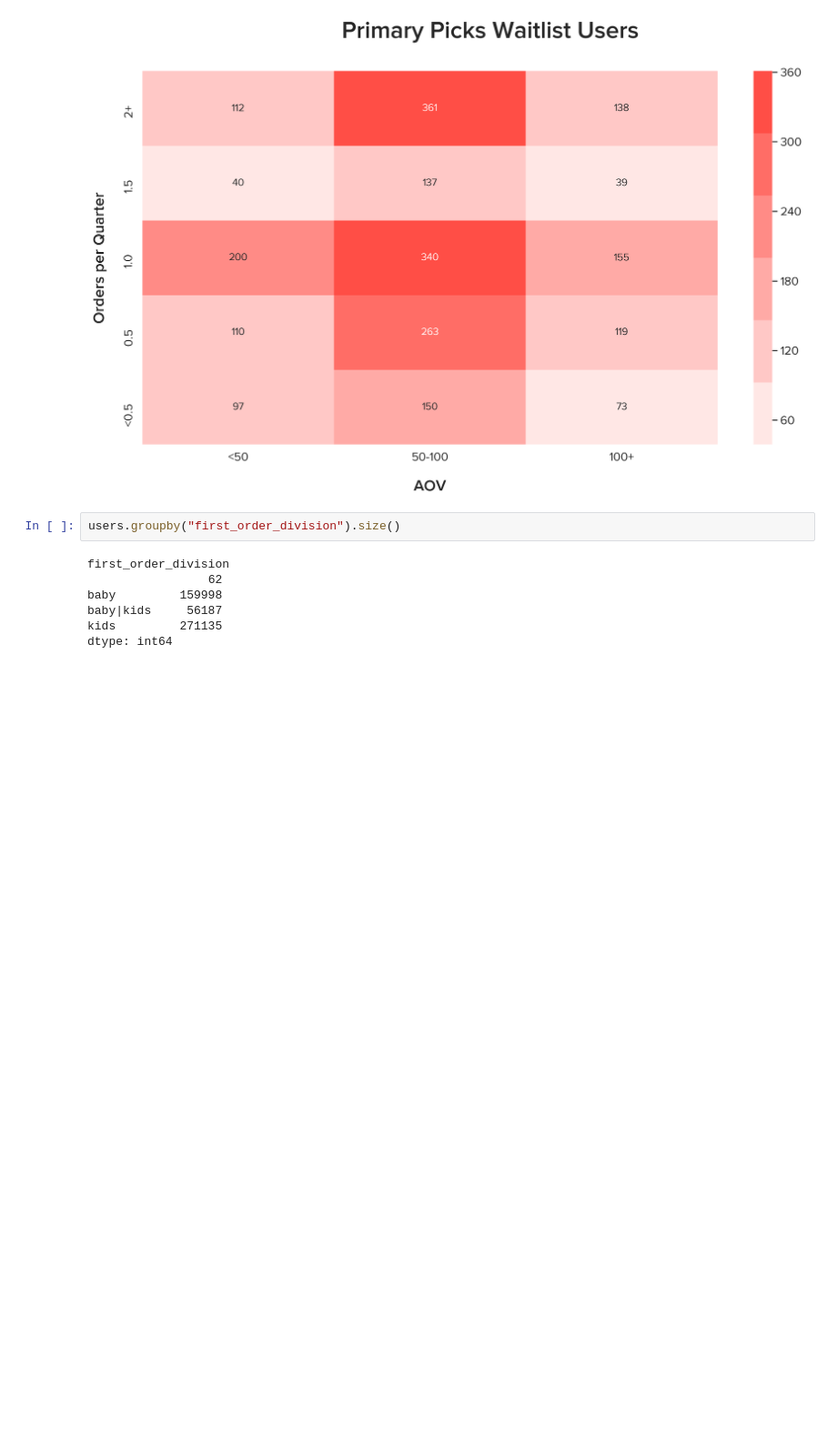
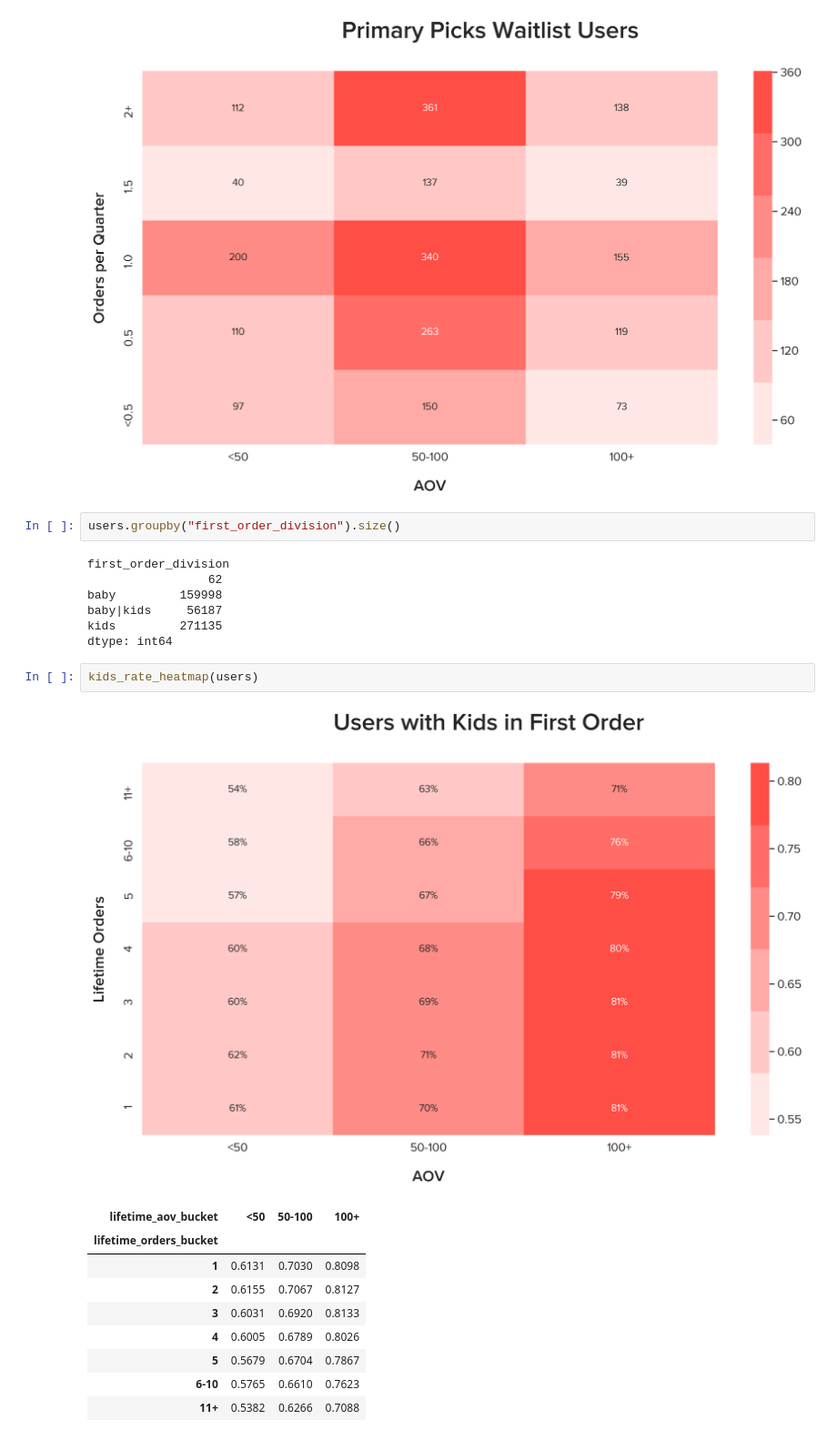
Before and after one commit to giokincade/primary, a Jupyter notebook: notebooks/Post-Engagement Viz.ipynb, the cells around one changed output. Shown at 91% size. Cells and saved outputs as stored; diff of their text form; blank space fills up the shorter version.

Commit message:
kids rate

```diff
--- a/notebooks/Post-Engagement Viz.ipynb
+++ b/notebooks/Post-Engagement Viz.ipynb
@@ -79,3 +79,16 @@ baby         159998
 baby|kids     56187
 kids         271135
 dtype: int64
+# %%
+kids_rate_heatmap(users)
+# %% [output]
+[figure, added]
+| lifetime_aov_bucket | <50 | 50-100 | 100+ |
+| lifetime_orders_bucket |  |  |  |
+| 1 | 0.6131 | 0.7030 | 0.8098 |
+| 2 | 0.6155 | 0.7067 | 0.8127 |
+| 3 | 0.6031 | 0.6920 | 0.8133 |
+| 4 | 0.6005 | 0.6789 | 0.8026 |
+| 5 | 0.5679 | 0.6704 | 0.7867 |
+| 6-10 | 0.5765 | 0.6610 | 0.7623 |
+| 11+ | 0.5382 | 0.6266 | 0.7088 |
```
Also changed, not shown: parts of 3 cells of this notebook, 2 other files.
